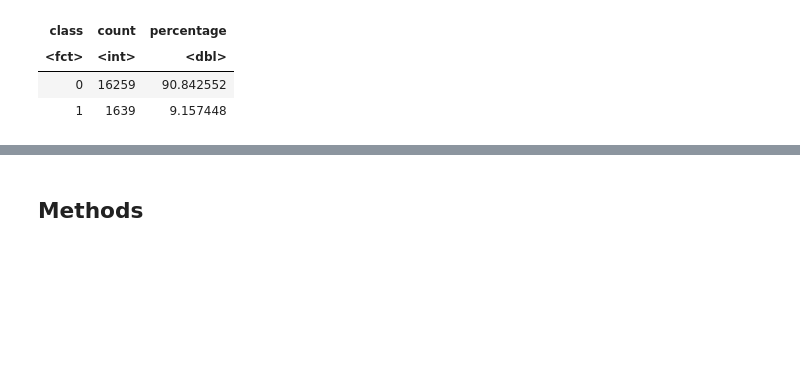
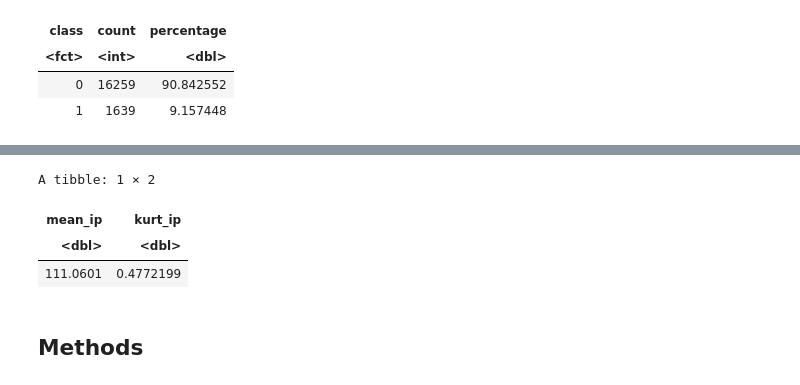
Before and after one commit to splashhhhhh/dsci100-grp165, a Jupyter notebook: Proposal.ipynb, the cells around one changed output, grey strips where cells are left out. Saved outputs shown, nothing was run; the diff lists cells and outputs as text; code cells hidden in the pictures; blank space fills up the shorter version.

Commit message:
added mean of predictor variables

```diff
--- a/Proposal.ipynb
+++ b/Proposal.ipynb
@@ -189,6 +194,16 @@ pulsar_plot9
 `stat_bin()` using `bins = 30`. Pick better value with `binwidth`.
 [figure]
 ... (5 outputs left out)
+# %%
+avg_mean_kurt <- pulsar_training |>
+    select(mean_ip, kurt_ip) |>
+    map_df(mean)
+avg_mean_kurt
+# %% [output]
+A tibble: 1 × 2
+| mean_ip | kurt_ip |
+| <dbl> | <dbl> |
+| 111.0601 | 0.4772199 |
 # %% [markdown]
 ## Methods
 # %% [markdown]
```
Also changed, not shown: parts of 5 cells of this notebook.
